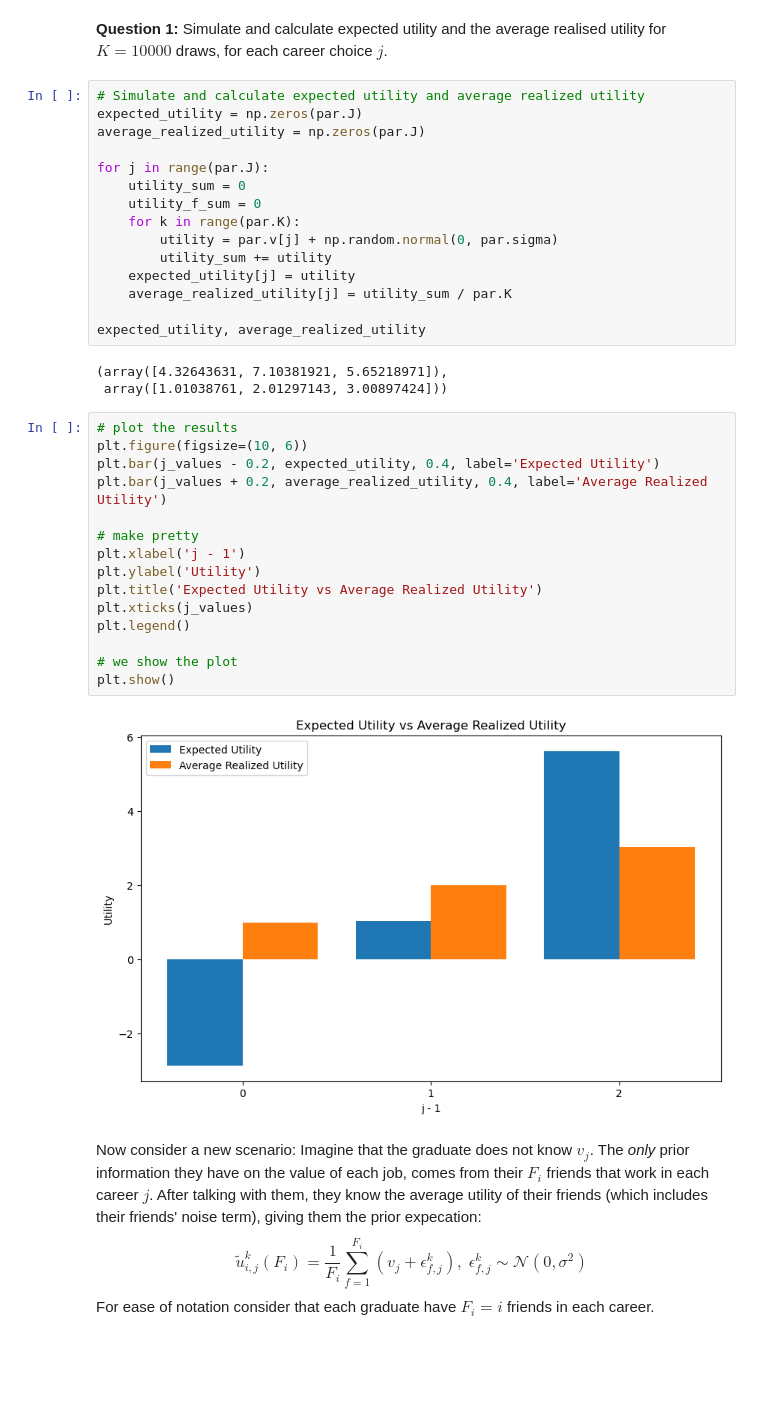
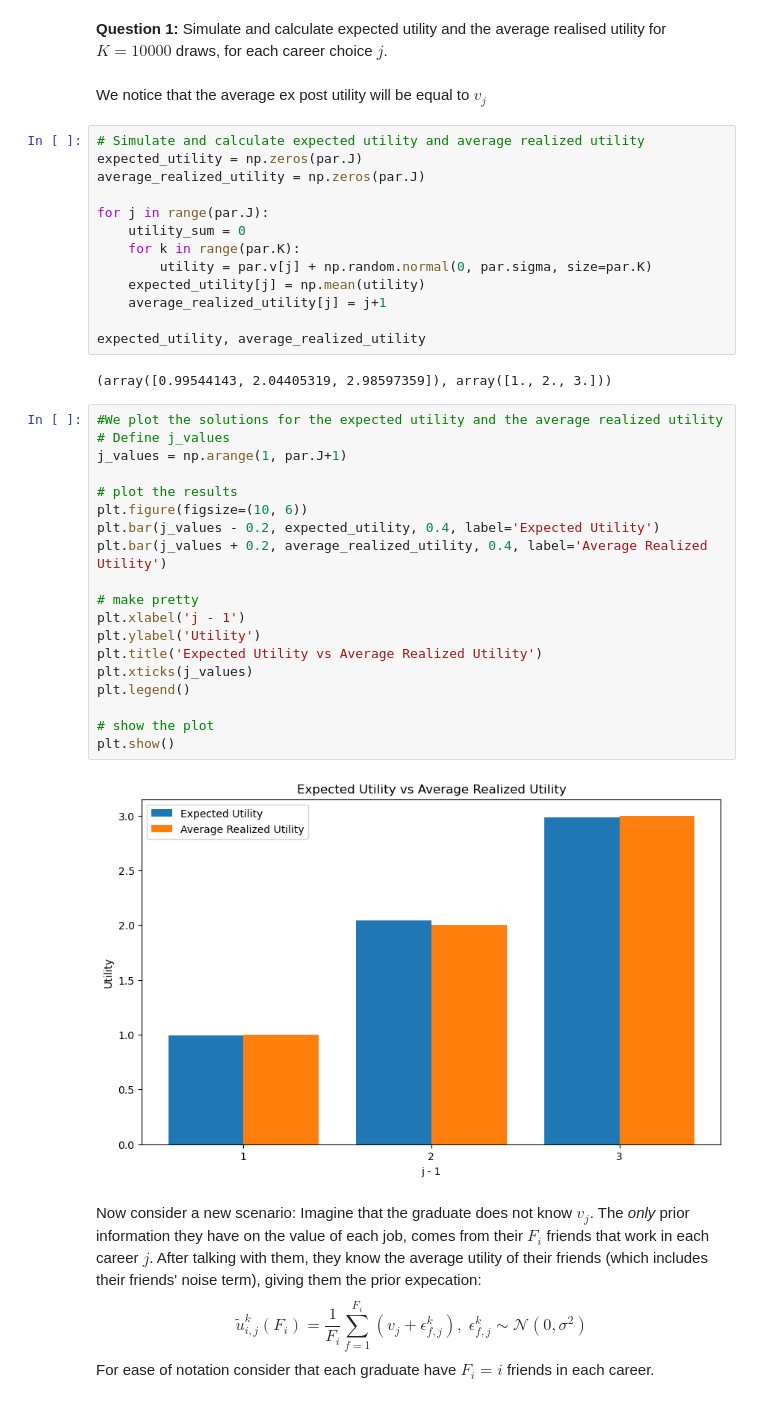
Before and after one commit to NumEconCopenhagen/projects-2024-frederik, a Jupyter notebook: Exam/examproject_Q2_2024.ipynb, the cells around one changed output. Drawn from its saved outputs; the diff is of its cells as text; blank space fills up the shorter version.

```diff
--- a/Exam/examproject_Q2_2024.ipynb
+++ b/Exam/examproject_Q2_2024.ipynb
@@ -499,5 +501,7 @@ par.c = 1
 # %% [markdown]
 **Question 1:** Simulate and calculate expected utility and the average realised utility for $K=10000$ draws, for each career choice $j$.
+# %% [markdown]
+We notice that the average ex post utility will be equal to $ v_j$
 # %%
 # Simulate and calculate expected utility and average realized utility
 expected_utility = np.zeros(par.J)
@@ -505,34 +509,35 @@ average_realized_utility = np.zeros(par.J)
 
 for j in range(par.J):
     utility_sum = 0
-    utility_f_sum = 0
     for k in range(par.K):
-        utility = par.v[j] + np.random.normal(0, par.sigma)
-        utility_sum += utility
-    expected_utility[j] = utility
-    average_realized_utility[j] = utility_sum / par.K
+        utility = par.v[j] + np.random.normal(0, par.sigma, size=par.K)
+    expected_utility[j] = np.mean(utility)
+    average_realized_utility[j] = j+1
 
 expected_utility, average_realized_utility
 # %% [output]
-(array([4.32643631, 7.10381921, 5.65218971]),
- array([1.01038761, 2.01297143, 3.00897424]))
+(array([0.99544143, 2.04405319, 2.98597359]), array([1., 2., 3.]))
 # %%
+#We plot the solutions for the expected utility and the average realized utility
+# Define j_values
+j_values = np.arange(1, par.J+1)
+
 # plot the results
 plt.figure(figsize=(10, 6))
 plt.bar(j_values - 0.2, expected_utility, 0.4, label='Expected Utility')
 plt.bar(j_values + 0.2, average_realized_utility, 0.4, label='Average Realized Utility')
 
 # make pretty
 plt.xlabel('j - 1')
 plt.ylabel('Utility')
 plt.title('Expected Utility vs Average Realized Utility')
 plt.xticks(j_values)
 plt.legend()
 
-# we show the plot
+# show the plot
 plt.show()
 # %% [output]
-[figure, old version]
+[figure, new version]
 # %% [markdown]
 Now consider a new scenario: Imagine that the graduate does not know $v_j$. The *only* prior information they have on the value of each job, comes from their $F_{i}$ friends that work in each career $j$. After talking with them, they know the average utility of their friends (which includes their friends' noise term), giving them the prior expecation: <br>
 $$
```
Also changed, not shown: parts of 5 cells of this notebook.
